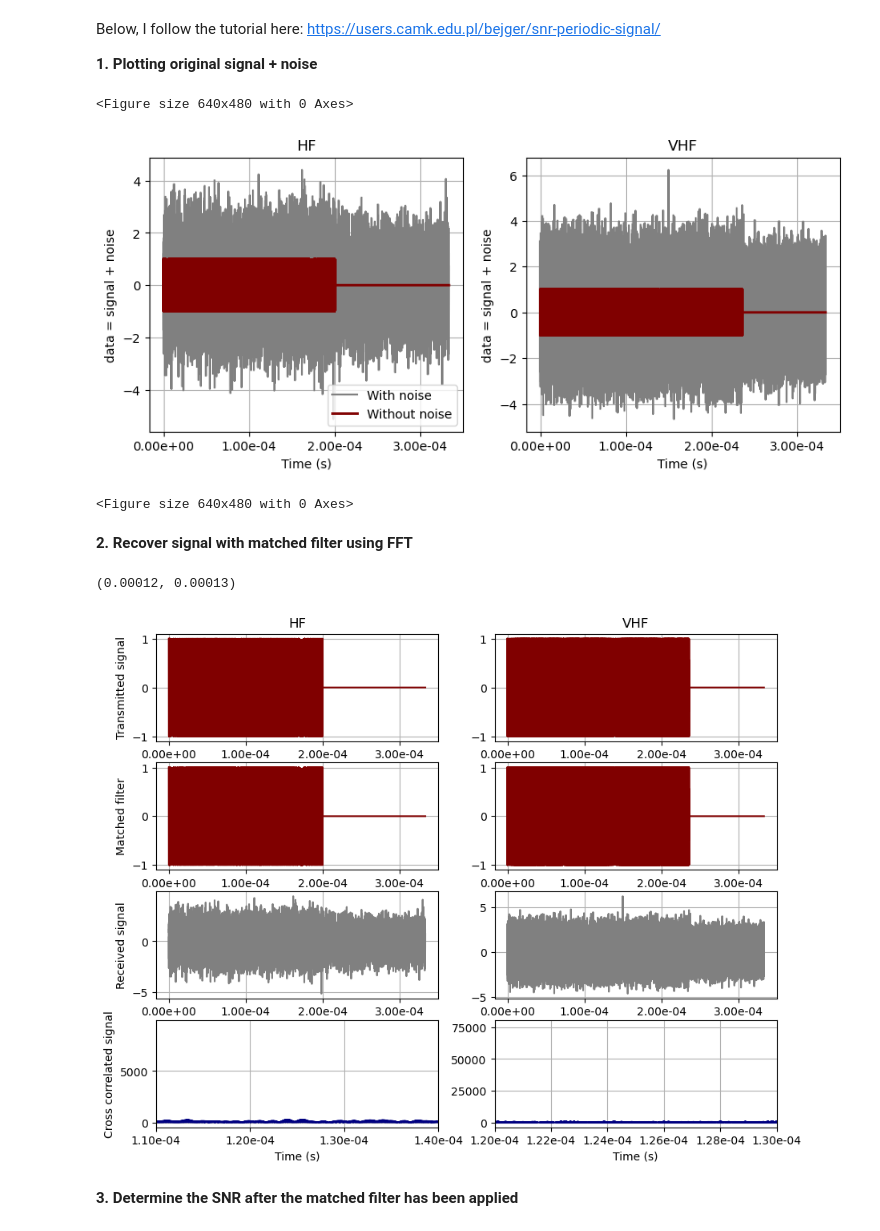
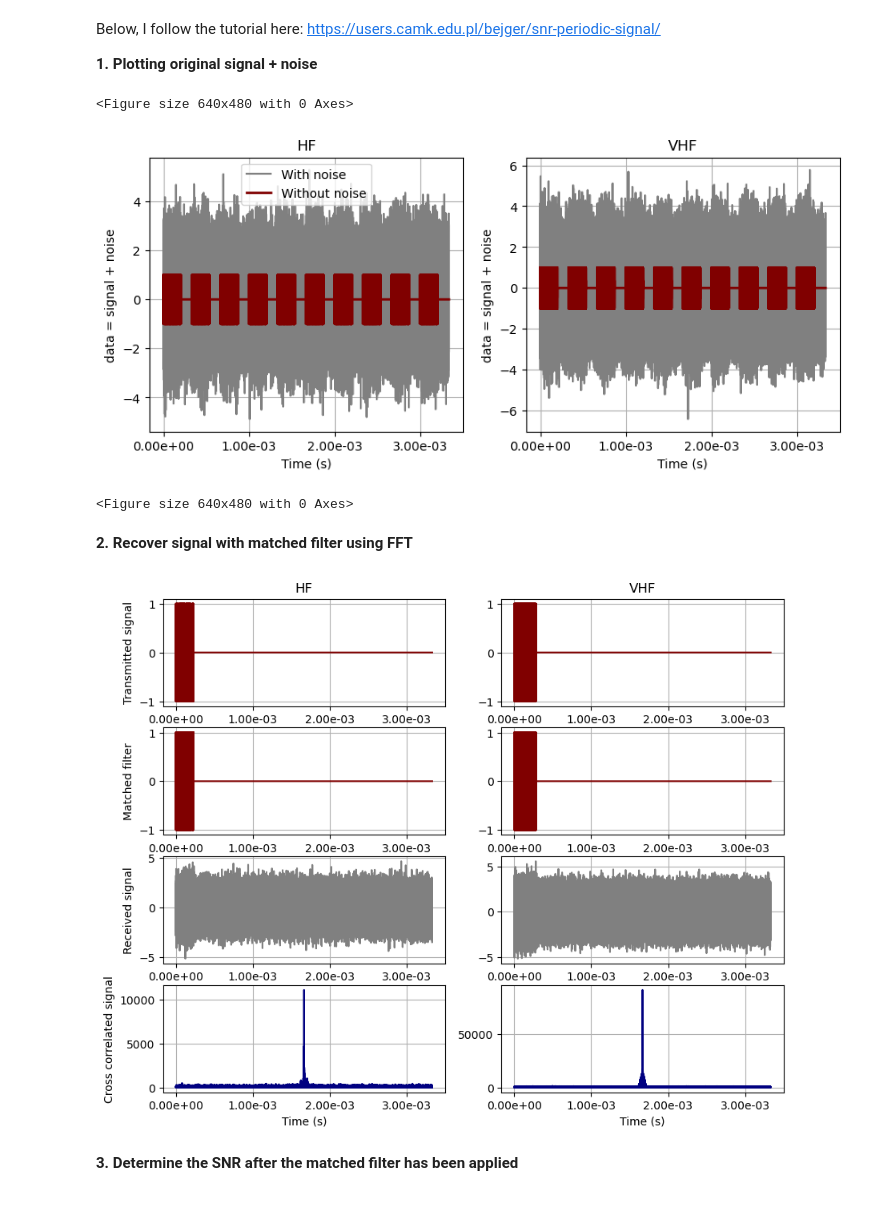
Before and after one commit to MystaryPi/reason-ranging, a Jupyter notebook: Long Distance Ranging of Europa by REASON.ipynb, the cells around one changed output. Drawn from its saved outputs; the diff is of its cells as text; code cells hidden in the pictures.

Commit message:
Fixed bug where pulses weren't being plotted correctly. Pulse compression gain experimentation

```diff
--- a/Long Distance Ranging of Europa by REASON.ipynb
+++ b/Long Distance Ranging of Europa by REASON.ipynb
@@ -453,6 +453,8 @@ The repetition frequency is limited by the pulse length -- here we can maximize
 # %%
 import scipy
 import matplotlib.ticker as mticker
+
+d = 400000 # 1 mil km # distance set
 
 # Set parameters
 hf_pulse_length = 200e-6 # s
@@ -468,9 +470,10 @@ vhf_chirp_rate = vhf_bandwidth/vhf_pulse_length # Hz/s
 vhf_fc = 60e6 # Hz
 
 # Set time array, N chirps, sample rate
-round_trip_time = 2*40000*1e3/c # seconds
+round_trip_time = 2*d*1e3/c # seconds
 print("Round trip time: " + str(round_trip_time) + " s")
-N_chirps = 1
+N_chirps = int(round_trip_time * hf_repetition_freq) # round
+#N_chirps = 10 # TEMPORARY
 print("N: " + str(N_chirps))
 #print("Time array length: " + str(len(times)))
 # %% [output]
@@ -494,10 +497,19 @@ def hf_chirp(N_chirps):
 
     res = np.zeros_like(times) # stores final signal
     for i in range(N_chirps):
-        start_idx = int(i * (1/hf_repetition_freq) * hf_bandwidth)
-        end_idx = start_idx + len(chirp_signal)
+        # calculate start + end of each pulse
+        start_time = i * (1/hf_repetition_freq)
+        end_time = start_time + hf_pulse_length
 
-        res[start_idx:end_idx] = chirp_signal # add chirp signal
+        # need to space with sample rate
+        start_idx = int(start_time / sample_rate)
+        end_idx = int(end_time / sample_rate)
+
+        # Ensure we don't exceed time array
+        end_idx = min(end_idx, len(res))
+        chunk_length = end_idx - start_idx
+
+        res[start_idx:end_idx] = chirp_signal[:chunk_length]
 
     return times, res
 
@@ -516,10 +528,19 @@ def vhf_chirp(N_chirps):
 
     res = np.zeros_like(times) # stores final signal
     for i in range(N_chirps):
-        start_idx = int(i * (1/vhf_repetition_freq) * vhf_bandwidth)
-        end_idx = start_idx + len(chirp_signal)
+        # calculate start + end of each pulse
+        start_time = i * (1/hf_repetition_freq)
+        end_time = start_time + hf_pulse_length
 
-        res[start_idx:end_idx] = chirp_signal # add chirp signal
+        # need to space with sample rate
+        start_idx = int(start_time / sample_rate)
+        end_idx = int(end_time / sample_rate)
+
+        # Ensure we don't exceed time array
+        end_idx = min(end_idx, len(res))
+        chunk_length = end_idx - start_idx
+
+        res[start_idx:end_idx] = chirp_signal[:chunk_length]
 
     return times, res
 # %% [markdown]
@@ -559,14 +580,14 @@ for axes in ax.reshape(-1):
     axes.set_xlabel("Time (s)", fontsize=10)
     axes.set_ylabel('data = signal + noise')
     axes.grid(True)
-    #axes.set_xlim((0, 2e-6))
+    #axes.set_xlim((0, 2e-4))
     axes.locator_params(axis='x', nbins=5)
     axes.xaxis.set_major_formatter(mticker.FormatStrFormatter('%.2e'))
 
 plt.figure()
 # %% [output]
 <Figure size 640x480 with 0 Axes>
-[figure, old version]
+[figure, new version]
 <Figure size 640x480 with 0 Axes>
 # %% [markdown]
 **2. Recover signal with matched filter using FFT**
@@ -584,34 +605,33 @@ vhf_corr = np.fft.fftshift(np.fft.ifft(np.fft.fft(vhf_withnoise)*np.conj(np.fft.
 # %%
 #### PLOT transmitted + matched filter + received signal (With noise) + cross corr signal####
 fig, ax = plt.subplots(4, 2, figsize=(10,8))
 ax[0, 0].plot(hf_times, hf_transmit, color='maroon')
 ax[1, 0].plot(hf_times, np.conj(hf_matchedfilter), color='maroon') # for plotting
 ax[2, 0].plot(hf_times, hf_withnoise, color='grey')
 ax[3, 0].plot(hf_times, np.abs(hf_corr), color='navy')
 
 ax[0, 1].plot(vhf_times, vhf_transmit, color='maroon')
 ax[1, 1].plot(vhf_times, np.conj(vhf_matchedfilter), color='maroon')
 ax[2, 1].plot(vhf_times, vhf_withnoise, color='grey')
 ax[3, 1].plot(vhf_times, np.abs(vhf_corr), color='navy')
 
 ax[0,0].set_title("HF")
 ax[0,1].set_title("VHF")
 ax[0,0].set_ylabel("Transmitted signal")
 ax[1,0].set_ylabel("Matched filter")
 ax[2,0].set_ylabel("Received signal")
 ax[3,0].set_ylabel("Cross correlated signal")
 
 for axes in ax.reshape(-1):
     axes.set_xlabel("Time (s)", fontsize=10)
     axes.grid(True)
     axes.locator_params(axis='x', nbins=5)
     axes.xaxis.set_major_formatter(mticker.FormatStrFormatter('%.2e'))
 
-ax[3,0].set_xlim(110e-6, 140e-6)
-ax[3,1].set_xlim(120e-6, 130e-6)
+#ax[3,0].set_xlim(110e-6, 140e-6)
+#ax[3,1].set_xlim(120e-6, 130e-6)
 # %% [output]
-(0.00012, 0.00013)
-[figure, old version]
+[figure, new version]
 # %% [markdown]
 **3. Determine the SNR after the matched filter has been applied**
 # %%
```
Also changed, not shown: parts of 9 cells of this notebook.
